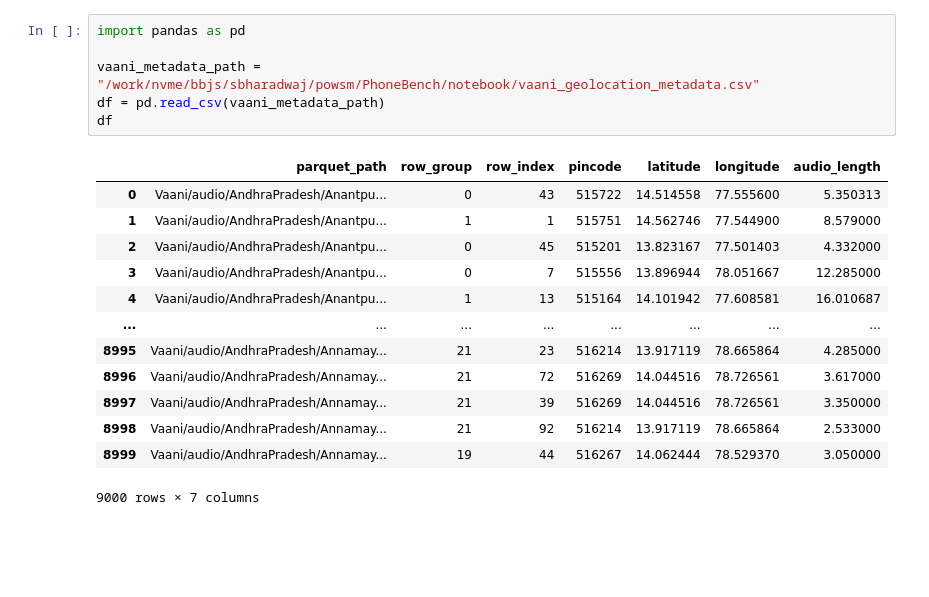
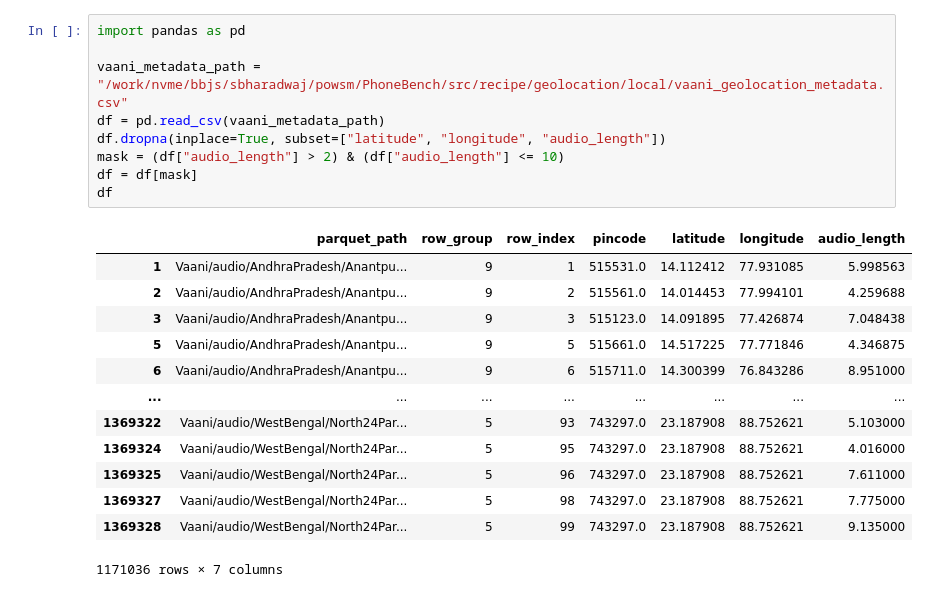
Before and after one commit to Shikhar-S/Speech-Segmentation, a Jupyter notebook: src/recipe/geolocation/local/prepare_vaani_splits.ipynb, the cells around one changed output. Saved outputs shown, nothing was run; the diff lists cells and outputs as text; blank space fills up the shorter version.

```diff
--- a/src/recipe/geolocation/local/prepare_vaani_splits.ipynb
+++ b/src/recipe/geolocation/local/prepare_vaani_splits.ipynb
@@ -88,20 +88,23 @@ Pincode: 852125
 # %%
 import pandas as pd
 
-vaani_metadata_path = "/work/nvme/bbjs/sbharadwaj/powsm/PhoneBench/notebook/vaani_geolocation_metadata.csv"
+vaani_metadata_path = "/work/nvme/bbjs/sbharadwaj/powsm/PhoneBench/src/recipe/geolocation/local/vaani_geolocation_metadata.csv"
 df = pd.read_csv(vaani_metadata_path)
+df.dropna(inplace=True, subset=["latitude", "longitude", "audio_length"])
+mask = (df["audio_length"] > 2) & (df["audio_length"] <= 10)
+df = df[mask]
 df
 # %% [output]
 |  | parquet_path | row_group | row_index | pincode | latitude | longitude | audio_length |
-| 0 | Vaani/audio/AndhraPradesh/Anantpu... | 0 | 43 | 515722 | 14.514558 | 77.555600 | 5.350313 |
-| 1 | Vaani/audio/AndhraPradesh/Anantpu... | 1 | 1 | 515751 | 14.562746 | 77.544900 | 8.579000 |
-| 2 | Vaani/audio/AndhraPradesh/Anantpu... | 0 | 45 | 515201 | 13.823167 | 77.501403 | 4.332000 |
-| 3 | Vaani/audio/AndhraPradesh/Anantpu... | 0 | 7 | 515556 | 13.896944 | 78.051667 | 12.285000 |
-| 4 | Vaani/audio/AndhraPradesh/Anantpu... | 1 | 13 | 515164 | 14.101942 | 77.608581 | 16.010687 |
+| 1 | Vaani/audio/AndhraPradesh/Anantpu... | 9 | 1 | 515531.0 | 14.112412 | 77.931085 | 5.998563 |
+| 2 | Vaani/audio/AndhraPradesh/Anantpu... | 9 | 2 | 515561.0 | 14.014453 | 77.994101 | 4.259688 |
+| 3 | Vaani/audio/AndhraPradesh/Anantpu... | 9 | 3 | 515123.0 | 14.091895 | 77.426874 | 7.048438 |
+| 5 | Vaani/audio/AndhraPradesh/Anantpu... | 9 | 5 | 515661.0 | 14.517225 | 77.771846 | 4.346875 |
+| 6 | Vaani/audio/AndhraPradesh/Anantpu... | 9 | 6 | 515711.0 | 14.300399 | 76.843286 | 8.951000 |
 | ... | ... | ... | ... | ... | ... | ... | ... |
-| 8995 | Vaani/audio/AndhraPradesh/Annamay... | 21 | 23 | 516214 | 13.917119 | 78.665864 | 4.285000 |
-| 8996 | Vaani/audio/AndhraPradesh/Annamay... | 21 | 72 | 516269 | 14.044516 | 78.726561 | 3.617000 |
-| 8997 | Vaani/audio/AndhraPradesh/Annamay... | 21 | 39 | 516269 | 14.044516 | 78.726561 | 3.350000 |
-| 8998 | Vaani/audio/AndhraPradesh/Annamay... | 21 | 92 | 516214 | 13.917119 | 78.665864 | 2.533000 |
-| 8999 | Vaani/audio/AndhraPradesh/Annamay... | 19 | 44 | 516267 | 14.062444 | 78.529370 | 3.050000 |
+| 1369322 | Vaani/audio/WestBengal/North24Par... | 5 | 93 | 743297.0 | 23.187908 | 88.752621 | 5.103000 |
+| 1369324 | Vaani/audio/WestBengal/North24Par... | 5 | 95 | 743297.0 | 23.187908 | 88.752621 | 4.016000 |
+| 1369325 | Vaani/audio/WestBengal/North24Par... | 5 | 96 | 743297.0 | 23.187908 | 88.752621 | 7.611000 |
+| 1369327 | Vaani/audio/WestBengal/North24Par... | 5 | 98 | 743297.0 | 23.187908 | 88.752621 | 7.775000 |
+| 1369328 | Vaani/audio/WestBengal/North24Par... | 5 | 99 | 743297.0 | 23.187908 | 88.752621 | 9.135000 |
-9000 rows × 7 columns
+1171036 rows × 7 columns
```
Also changed, not shown: parts of 12 cells of this notebook, 8 other files.
